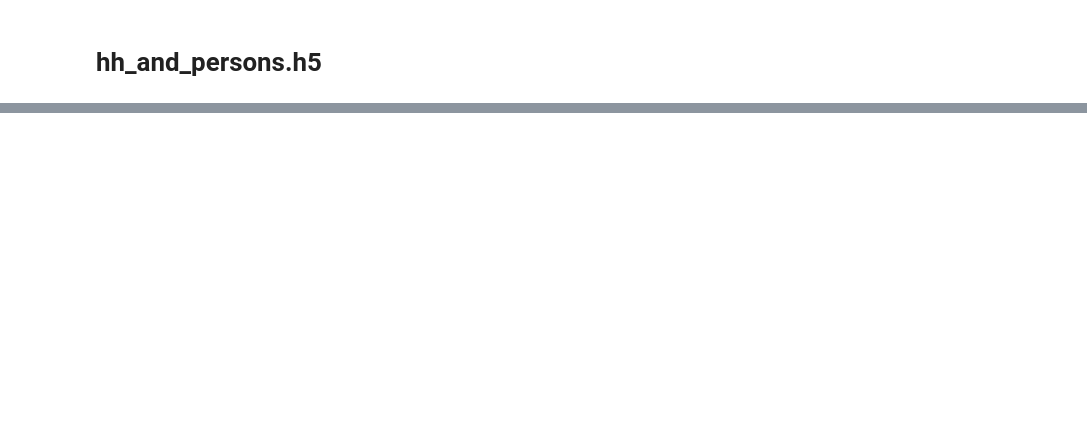
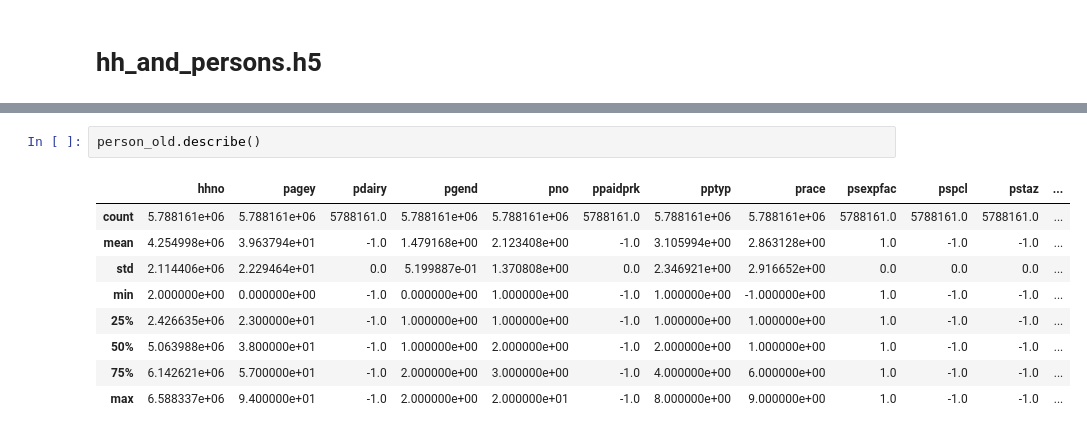
Before and after one commit to psrc/travel-modeling, a Jupyter notebook: soundcast_tools/urbansim/convert_urbansim_h5.ipynb, the cells around one changed output, grey strips where cells are left out. Cells and saved outputs as stored; diff of their text form; blank space fills up the shorter version.

```diff
--- a/soundcast_tools/urbansim/convert_urbansim_h5.ipynb
+++ b/soundcast_tools/urbansim/convert_urbansim_h5.ipynb
@@ -283,0 +266,12 @@ Name: count, dtype: int64
+# %%
+person_old.describe()
+# %% [output]
+|  | hhno | pagey | pdairy | pgend | pno | ppaidprk | pptyp | prace | psexpfac | pspcl | pstaz | ... |
+| count | 5.788161e+06 | 5.788161e+06 | 5788161.0 | 5.788161e+06 | 5.788161e+06 | 5788161.0 | 5.788161e+06 | 5.788161e+06 | 5788161.0 | 5788161.0 | 5788161.0 | ... |
+| mean | 4.254998e+06 | 3.963794e+01 | -1.0 | 1.479168e+00 | 2.123408e+00 | -1.0 | 3.105994e+00 | 2.863128e+00 | 1.0 | -1.0 | -1.0 | ... |
+| std | 2.114406e+06 | 2.229464e+01 | 0.0 | 5.199887e-01 | 1.370808e+00 | 0.0 | 2.346921e+00 | 2.916652e+00 | 0.0 | 0.0 | 0.0 | ... |
+| min | 2.000000e+00 | 0.000000e+00 | -1.0 | 0.000000e+00 | 1.000000e+00 | -1.0 | 1.000000e+00 | -1.000000e+00 | 1.0 | -1.0 | -1.0 | ... |
+| 25% | 2.426635e+06 | 2.300000e+01 | -1.0 | 1.000000e+00 | 1.000000e+00 | -1.0 | 1.000000e+00 | 1.000000e+00 | 1.0 | -1.0 | -1.0 | ... |
+| 50% | 5.063988e+06 | 3.800000e+01 | -1.0 | 1.000000e+00 | 2.000000e+00 | -1.0 | 2.000000e+00 | 1.000000e+00 | 1.0 | -1.0 | -1.0 | ... |
+| 75% | 6.142621e+06 | 5.700000e+01 | -1.0 | 2.000000e+00 | 3.000000e+00 | -1.0 | 4.000000e+00 | 6.000000e+00 | 1.0 | -1.0 | -1.0 | ... |
+| max | 6.588337e+06 | 9.400000e+01 | -1.0 | 2.000000e+00 | 2.000000e+01 | -1.0 | 8.000000e+00 | 9.000000e+00 | 1.0 | -1.0 | -1.0 | ... |
```
Also changed, not shown: parts of 32 cells of this notebook.
